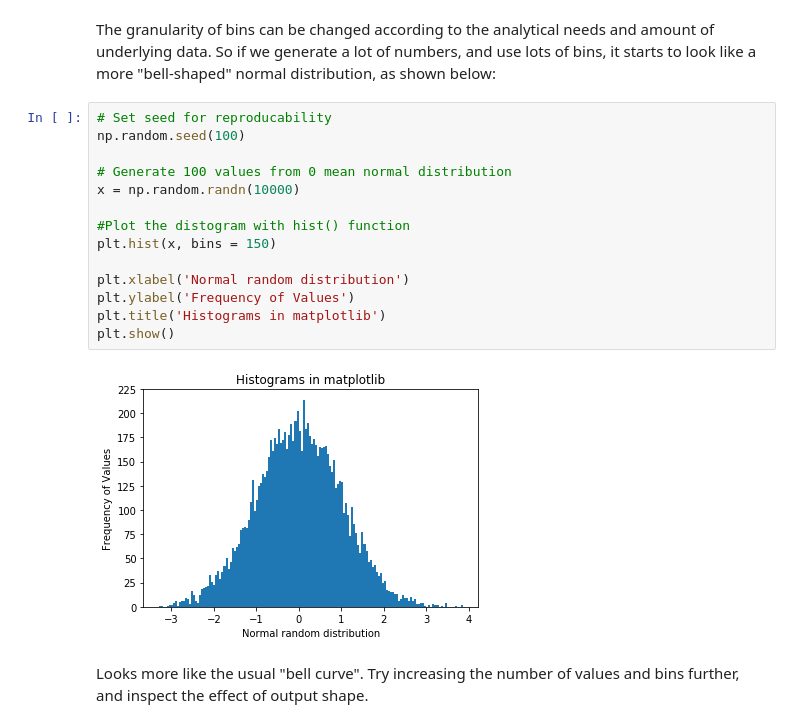
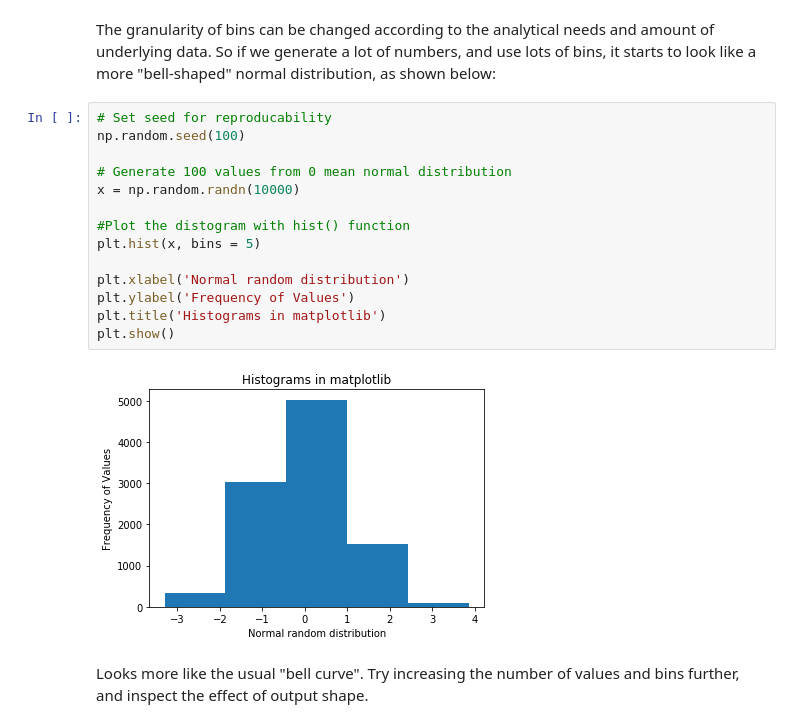
Before and after one commit to robolax/dsc-0-01-21-visualizing-data-online-ds-sp-000, a Jupyter notebook: index.ipynb, the cells around one changed output. Cells and saved outputs as stored; diff of their text form.

```diff
--- a/index.ipynb
+++ b/index.ipynb
@@ -162,19 +162,19 @@ The granularity of bins can be changed according to the analytical needs and amo
 # %%
 # Set seed for reproducability
 np.random.seed(100)
 
 # Generate 100 values from 0 mean normal distribution
 x = np.random.randn(10000)
 
 #Plot the distogram with hist() function
-plt.hist(x, bins = 150)
+plt.hist(x, bins = 5)
 
 plt.xlabel('Normal random distribution')
 plt.ylabel('Frequency of Values')
 plt.title('Histograms in matplotlib')
 plt.show()
 # %% [output]
-[figure, old version]
+[figure, new version]
 # %% [markdown]
 Looks more like the usual "bell curve". Try increasing the number of values and bins further, and inspect the effect of output shape.
 # %% [markdown]
```
